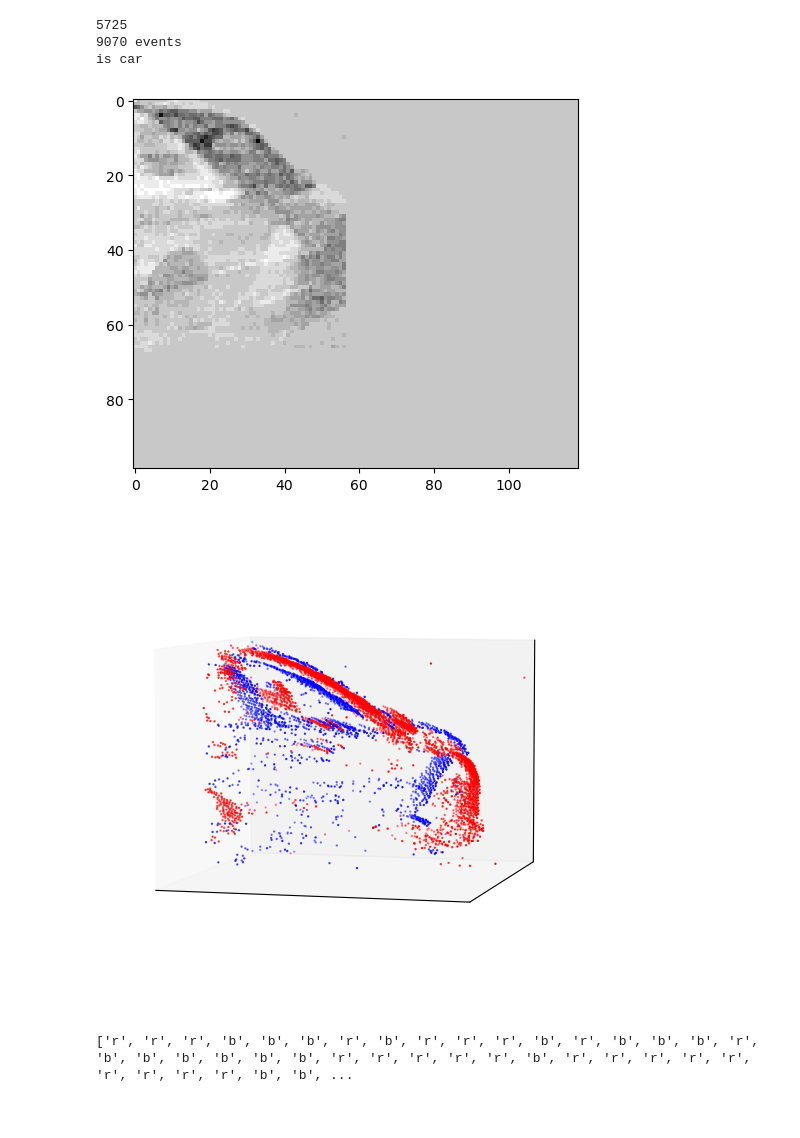
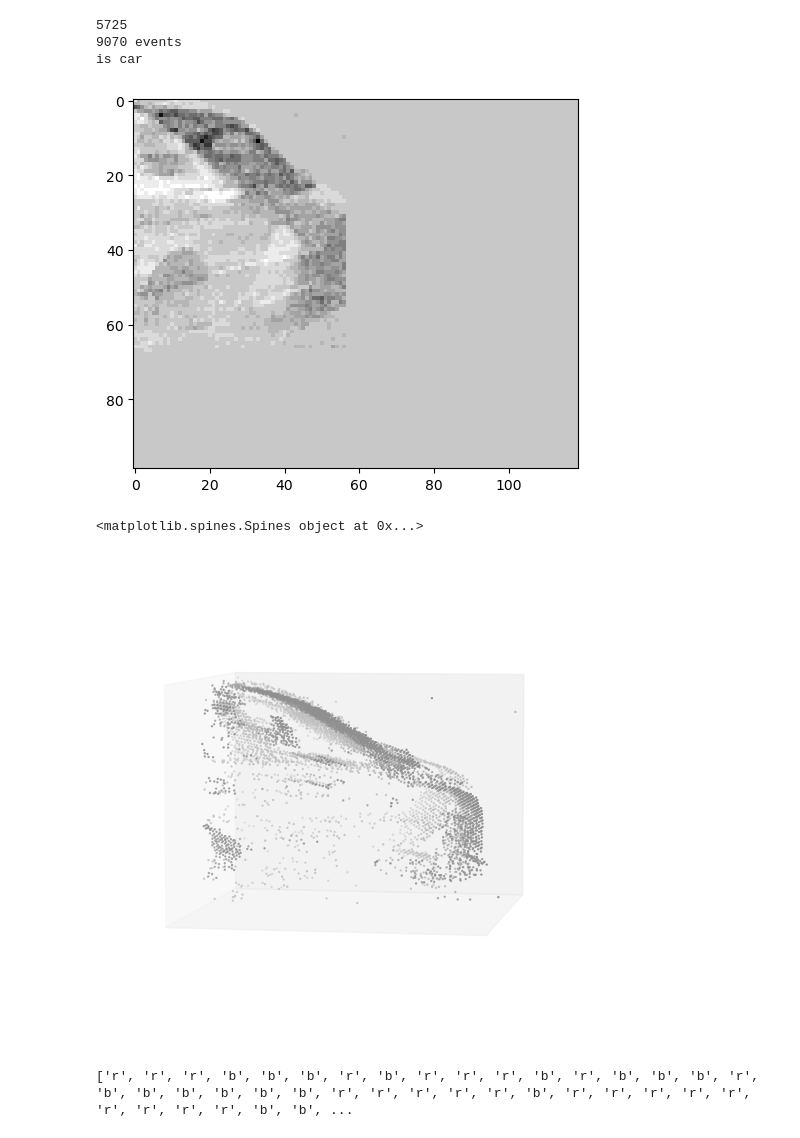
Before and after one commit to whybear0510/aegnn, a Jupyter notebook: scratch/events_visualize.ipynb, the cells around one changed output. Saved outputs shown, nothing was run; the diff lists cells and outputs as text; code cells hidden in the pictures.

```diff
--- a/scratch/events_visualize.ipynb
+++ b/scratch/events_visualize.ipynb
@@ -175,7 +175,8 @@ def show_events(mode: str = 'test', seq: int = 0):
 
     colors = []
     for i in range(events.shape[0]):
-        color = 'b' if events[i,3] == 1 else 'r'
+        # color = '#00FF00' if events[i,3] == 1 else '#FF0000'
+        color = '#C0C0C0' if events[i,3] == 1 else '#909090'
         colors.append(color)
     fig = plt.figure()
     ax = Axes3D(fig)
@@ -197,45 +198,62 @@ def show_events(mode: str = 'test', seq: int = 0):
 
     ax.scatter(events[:,0], -events[:,2], events[:,1], c=colors, s=0.5)
 
-    ax.view_init(elev=5, azim=-75)
+    ax.view_init(elev=5, azim=-80)
+    ax.grid(False)
+    # ax.set_xlabel('x', labelpad=-20)
+    # ax.set_ylabel('t', labelpad=-15)
+    # ax.set_zlabel('y', labelpad=-20)
     ax.set_xticks([])
     ax.set_yticks([])
     ax.set_zticks([])
+    ax.xaxis._axinfo['juggled'] = (0,0,1)
+    ax.yaxis._axinfo['juggled'] = (1,1,0)
+    ax.zaxis._axinfo['juggled'] = (2,2,0)
+
+    print(ax.spines)
+
+    # ax.text(0, 0, 0, "x")
+    # ax.text(0, -0.1, 0, "y")
+    # ax.text(0, 0, 10, "t")
+
+
     # ax.tick_params(axis='x', labelsize=0)
     # ax.tick_params(axis='y', labelsize=0)
     # ax.tick_params(axis='z', labelsize=0)
     # ax.legend()
 
-    plt.savefig(f'/users/yyang22/thesis/aegnn_project/aegnn_results/ncars_dots_{id}.svg', format='svg')
+    plt.savefig(f'/users/yyang22/thesis/aegnn_project/aegnn_results/ncars_dots_{id}_no_label.svg', format='svg')
+    plt.savefig(f'/users/yyang22/thesis/aegnn_project/aegnn_results/ncars_dots_{id}_no_label.png', format='png')
     plt.show()
 
     return max_x
 
 # for i in trange(4289,8600):
 #     max_x = show_events('training', i)
 #     if abs(max_x - 119) > 0.5:
 #         continue
 #     else:
 #         print(f'sample {i} with max_x {max_x}')
 #         break
 
 
 import numpy as np
 # id = np.random.randint(8001)
 # id = np.random.randint(999)
 id = 5725
 print(id)
 max_x = show_events('training', id)
 
 # is car: 676, 7627, 2235, 5725
 
 # is car original: obj_006961
 # %% [output]
 5725
 9070 events
 is car
 [figure]
+<matplotlib.spines.Spines object at 0x...>
-[figure, old version]
+[figure, new version]
 # %%
 path = f"/space/yyang22/datasets/data/storage/ncars/training/sequence_2235/"
 # path = "/space/yyang22/datasets/data/storage/ncars/training/sequence_7/"
```
Also changed, not shown: 2 other files.
